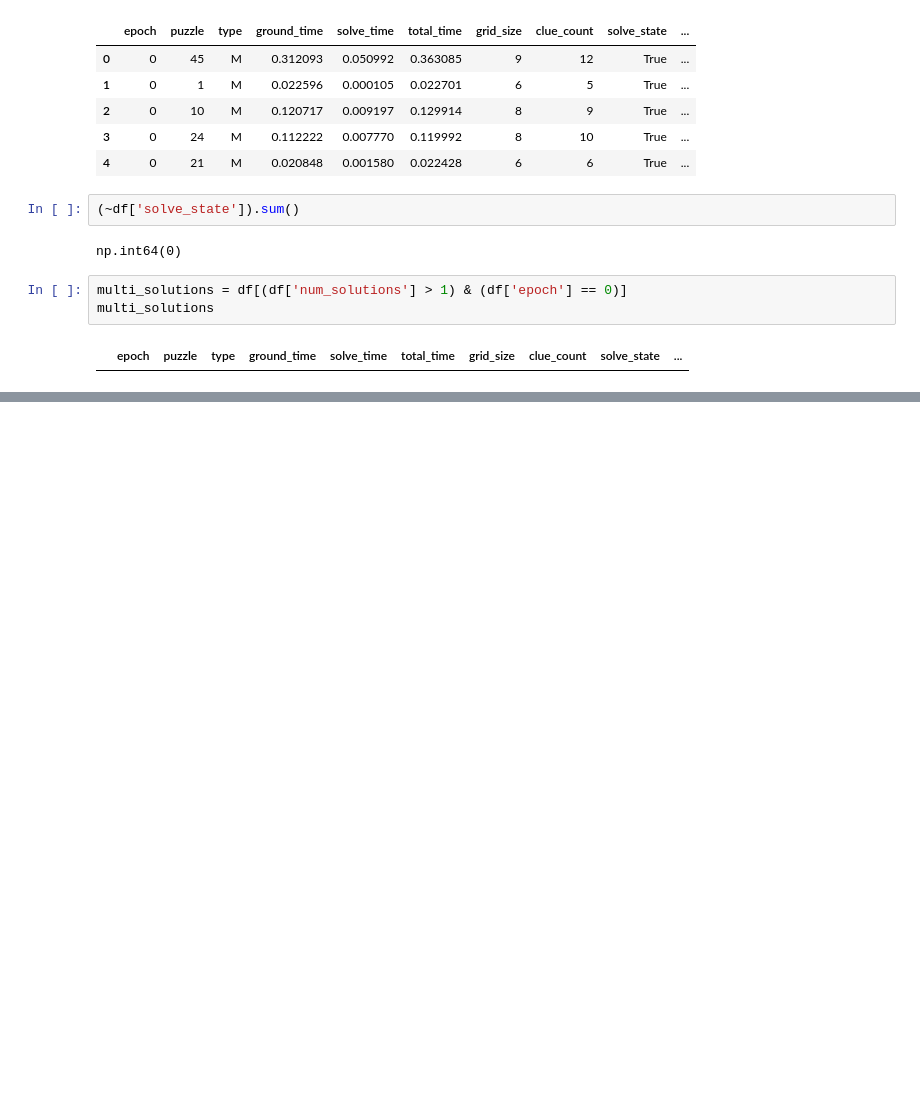
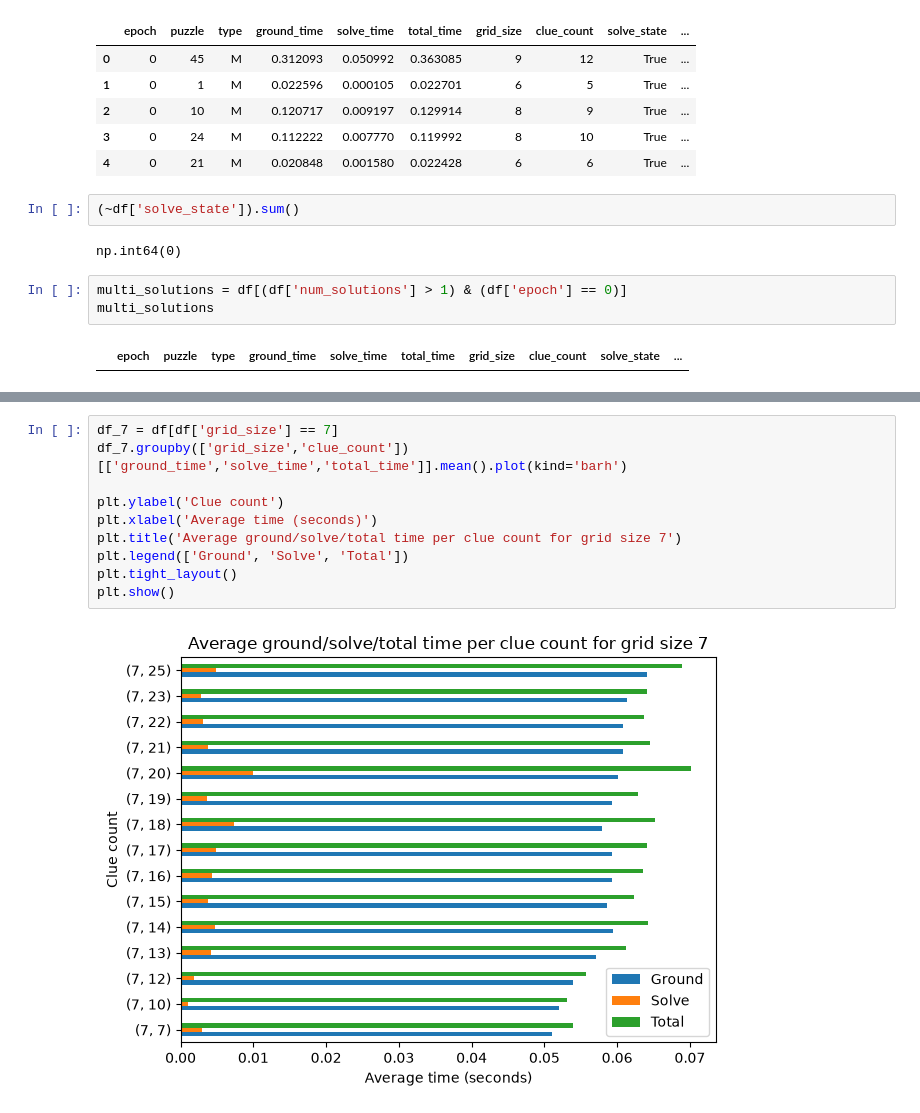
Before and after one commit to jurgendevries-ou-student/murdoku-solve, a Jupyter notebook: extraction/run/experiment.ipynb, the cells around one changed output, grey strips where cells are left out. Drawn from its saved outputs; the diff is of its cells as text; blank space fills up the shorter version.

```diff
--- a/extraction/run/experiment.ipynb
+++ b/extraction/run/experiment.ipynb
@@ -228,0 +241,12 @@ plt.show()
+# %%
+df_7 = df[df['grid_size'] == 7]
+df_7.groupby(['grid_size','clue_count'])[['ground_time','solve_time','total_time']].mean().plot(kind='barh')
+
+plt.ylabel('Clue count')
+plt.xlabel('Average time (seconds)')
+plt.title('Average ground/solve/total time per clue count for grid size 7')
+plt.legend(['Ground', 'Solve', 'Total'])
+plt.tight_layout()
+plt.show()
+# %% [output]
+[figure, added]
```
Also changed, not shown: parts of 10 cells of this notebook.
